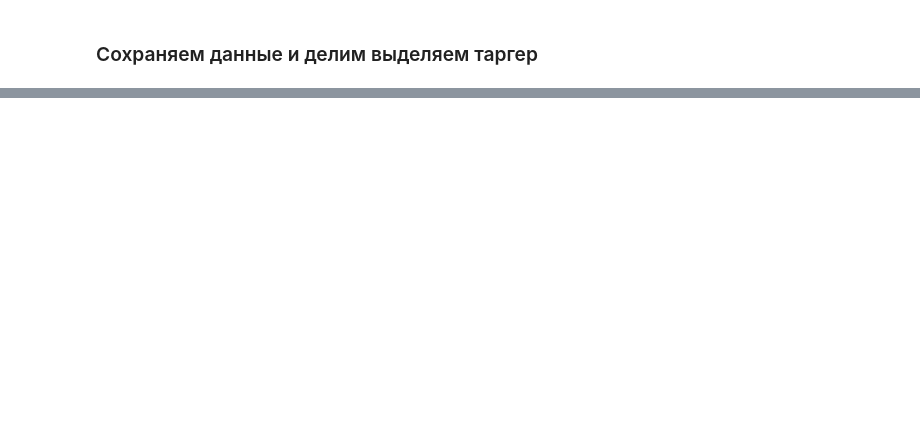
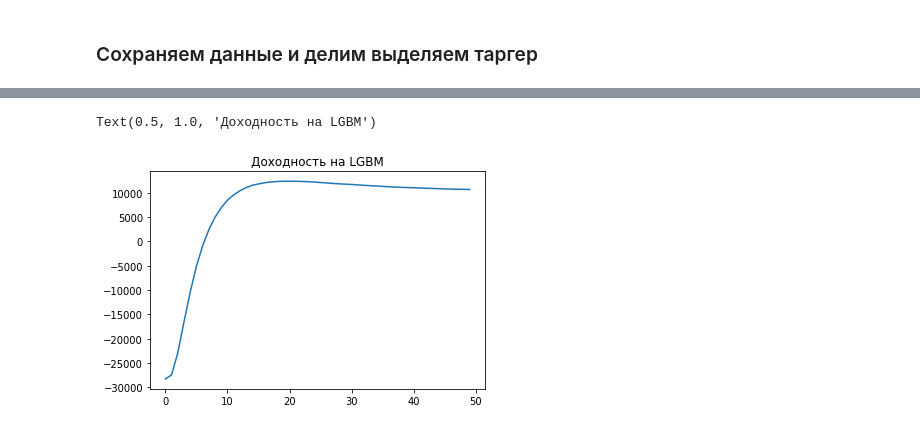
Before and after one commit to YanaSemenenya/INTERPRETATOR, a Jupyter notebook: Examples/Economic_effect_estimation.ipynb, the cells around one changed output, grey strips where cells are left out. Cells and saved outputs as stored; diff of their text form; code cells hidden in the pictures; blank space fills up the shorter version.

```diff
--- a/Examples/Economic_effect_estimation.ipynb
+++ b/Examples/Economic_effect_estimation.ipynb
@@ -457,0 +443,16 @@ ax = sns.violinplot(x='TARGET', y="DAYS_EMPLOYED", data=train_merged[train_merge
+# %%
+profits_lgbm = list()
+for t in range(50):
+  th = t/100
+  profit = get_profit(pds = data_analysis['lgbm_pd'],
+              defaults = data_analysis['target'],
+              margins = data_analysis['AMT_CREDIT']*0.1,
+              eads = data_analysis['AMT_CREDIT'],
+              th=th)
+  profits_lgbm.append(profit)
+
+plt.plot(profits_lgbm)
+plt.title("Доходность на LGBM")
+# %% [output]
+Text(0.5, 1.0, 'Доходность на LGBM')
+[figure, added]
```
Also changed, not shown: parts of 54 cells of this notebook.
